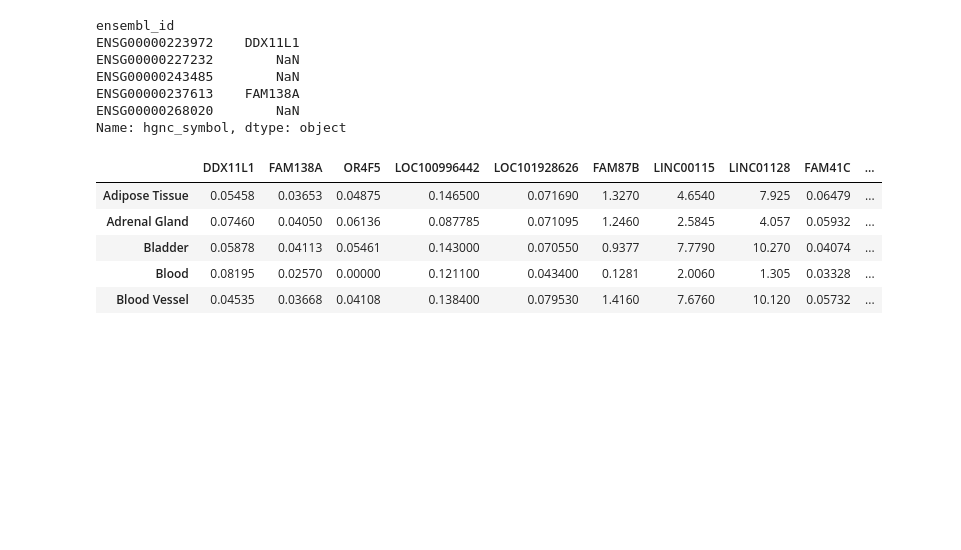
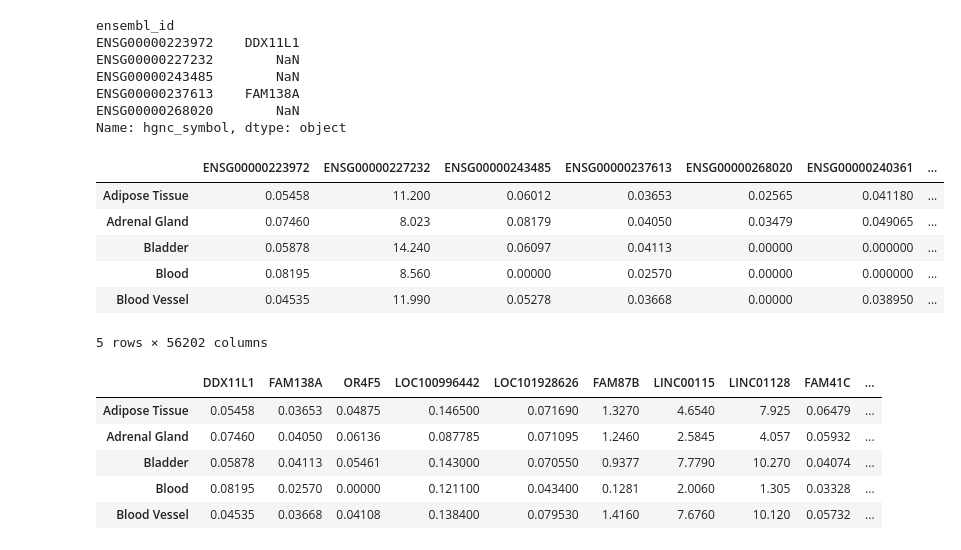
Before and after one commit to dieterich-lab/dorina, a Jupyter notebook: Dorina_preprocessing.ipynb, the cells around one changed output. Cells and saved outputs as stored; diff of their text form; code cells hidden in the pictures; blank space fills up the shorter version.

```diff
--- a/Dorina_preprocessing.ipynb
+++ b/Dorina_preprocessing.ipynb
@@ -139,3 +145,14 @@ gtex.columns = names
+# %%
+gtex.columns = [x[:x.index('.')] for x in gtex.columns]
+gtex.head()
+# %% [output]
+|  | ENSG00000223972 | ENSG00000227232 | ENSG00000243485 | ENSG00000237613 | ENSG00000268020 | ENSG00000240361 | ... |
+| Adipose Tissue | 0.05458 | 11.200 | 0.06012 | 0.03653 | 0.02565 | 0.041180 | ... |
+| Adrenal Gland | 0.07460 | 8.023 | 0.08179 | 0.04050 | 0.03479 | 0.049065 | ... |
+| Bladder | 0.05878 | 14.240 | 0.06097 | 0.04113 | 0.00000 | 0.000000 | ... |
+| Blood | 0.08195 | 8.560 | 0.00000 | 0.02570 | 0.00000 | 0.000000 | ... |
+| Blood Vessel | 0.04535 | 11.990 | 0.05278 | 0.03668 | 0.00000 | 0.038950 | ... |
+5 rows × 56202 columns
 # %%
 # mapped_names.fillna(value={k:k for k in mapped_names.index}, inplace=True)
 # %%
```
Also changed, not shown: parts of 6 cells of this notebook, 2 other files.
